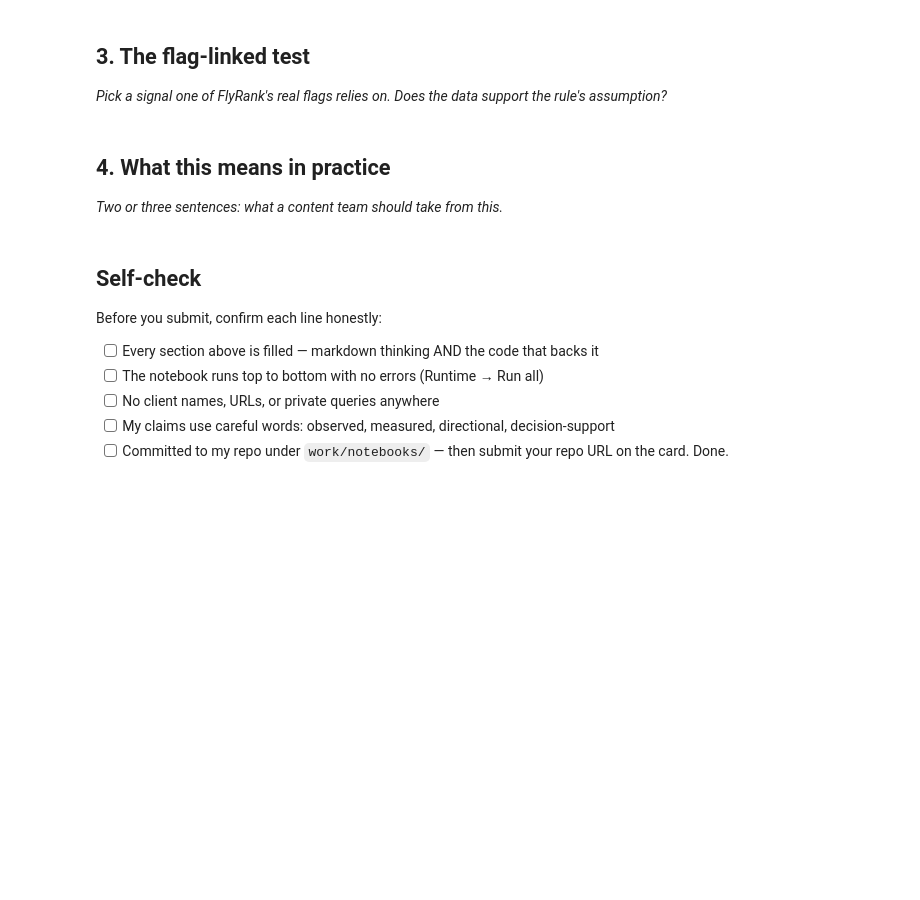
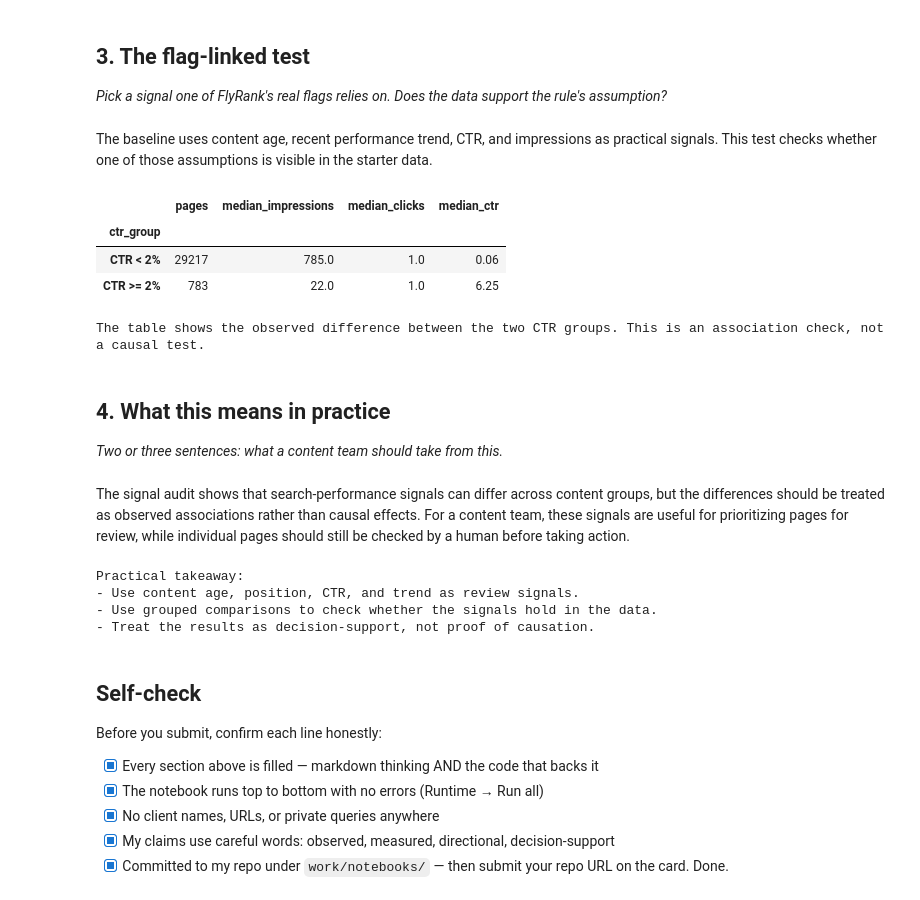
Before and after one commit to Ravikiranbathe/flyrank-ai, a Jupyter notebook: work/notebooks/w04_signal_audit.ipynb, the cells around one changed output. Saved outputs shown, nothing was run; the diff lists cells and outputs as text; code cells hidden in the pictures; blank space fills up the shorter version.

```diff
--- a/work/notebooks/w04_signal_audit.ipynb
+++ b/work/notebooks/w04_signal_audit.ipynb
@@ -30,3 +134,34 @@ This skeleton is yours to fill. Work the sections **in order** — each one has
+# %% [markdown]
+The baseline uses content age, recent performance trend, CTR, and impressions as practical signals. This test checks whether one of those assumptions is visible in the starter data.
+# %%
+# Flag-linked test: does low CTR correspond to lower click capture
+# among pages with meaningful impressions?
+
+flag_test = (
+    df.assign(
+        ctr_group=np.where(df["ctr"] < 2, "CTR < 2%", "CTR >= 2%")
+    )
+    .groupby("ctr_group", dropna=False)
+    .agg(
+        pages=("content_id", "count"),
+        median_impressions=("impressions_90d", "median"),
+        median_clicks=("clicks_90d", "median"),
+        median_ctr=("ctr", "median")
+    )
+)
+
+display(flag_test)
+
+print(
+    "\nThe table shows the observed difference between the two CTR groups. "
+    "This is an association check, not a causal test."
+)
+# %% [output]
+|  | pages | median_impressions | median_clicks | median_ctr |
+| ctr_group |  |  |  |  |
+| CTR < 2% | 29217 | 785.0 | 1.0 | 0.06 |
+| CTR >= 2% | 783 | 22.0 | 1.0 | 6.25 |
+The table shows the observed difference between the two CTR groups. This is an association check, not a causal test.
 # %% [markdown]
 ## 4. What this means in practice
 
@@ -37,10 +169,24 @@ This skeleton is yours to fill. Work the sections **in order** — each one has
+# %% [markdown]
+The signal audit shows that search-performance signals can differ across content groups, but the differences should be treated as observed associations rather than causal effects. For a content team, these signals are useful for prioritizing pages for review, while individual pages should still be checked by a human before taking action.
+# %%
+# Summarize the practical signals used in the audit.
+
+print("Practical takeaway:")
+print("- Use content age, position, CTR, and trend as review signals.")
+print("- Use grouped comparisons to check whether the signals hold in the data.")
+print("- Treat the results as decision-support, not proof of causation.")
+# %% [output]
+Practical takeaway:
+- Use content age, position, CTR, and trend as review signals.
+- Use grouped comparisons to check whether the signals hold in the data.
+- Treat the results as decision-support, not proof of causation.
 # %% [markdown]
 ## Self-check
 
 Before you submit, confirm each line honestly:
 
-- [ ] Every section above is filled — markdown thinking AND the code that backs it
-- [ ] The notebook runs top to bottom with no errors (Runtime → Run all)
-- [ ] No client names, URLs, or private queries anywhere
-- [ ] My claims use careful words: observed, measured, directional, decision-support
-- [ ] Committed to my repo under `work/notebooks/` — then submit your repo URL on the card. Done.
+- [x] Every section above is filled — markdown thinking AND the code that backs it
+- [x] The notebook runs top to bottom with no errors (Runtime → Run all)
+- [x] No client names, URLs, or private queries anywhere
+- [x] My claims use careful words: observed, measured, directional, decision-support
+- [x] Committed to my repo under `work/notebooks/` — then submit your repo URL on the card. Done.
```
Also changed, not shown: parts of 9 cells of this notebook.
